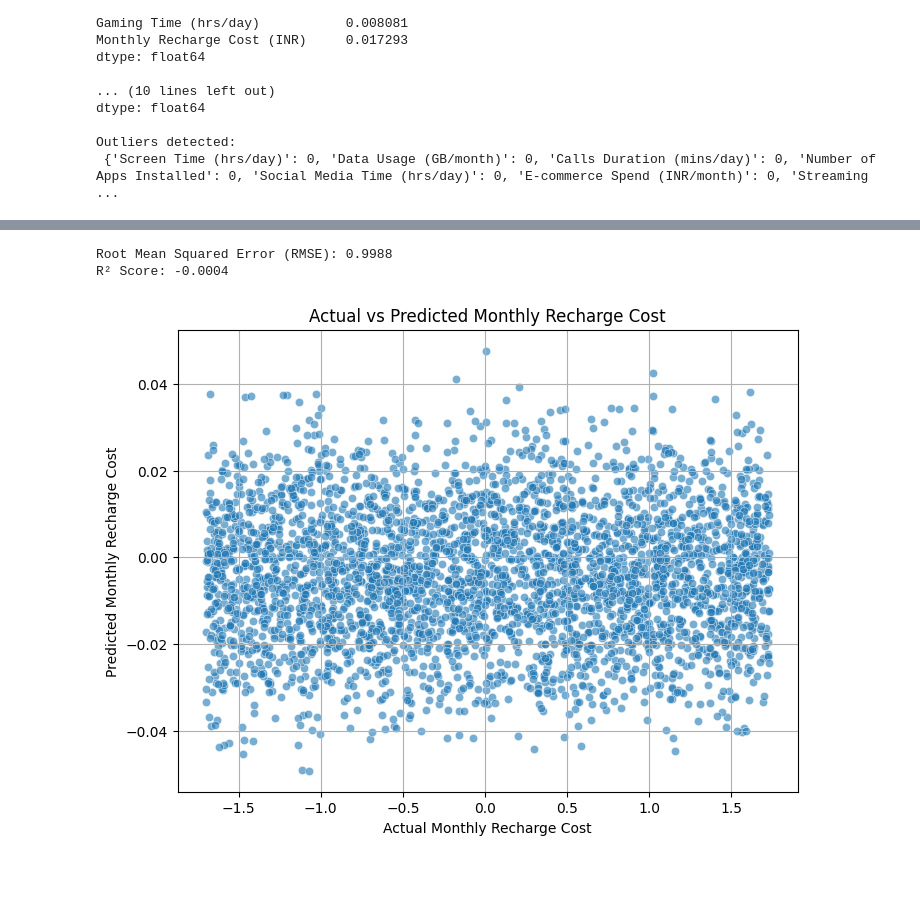
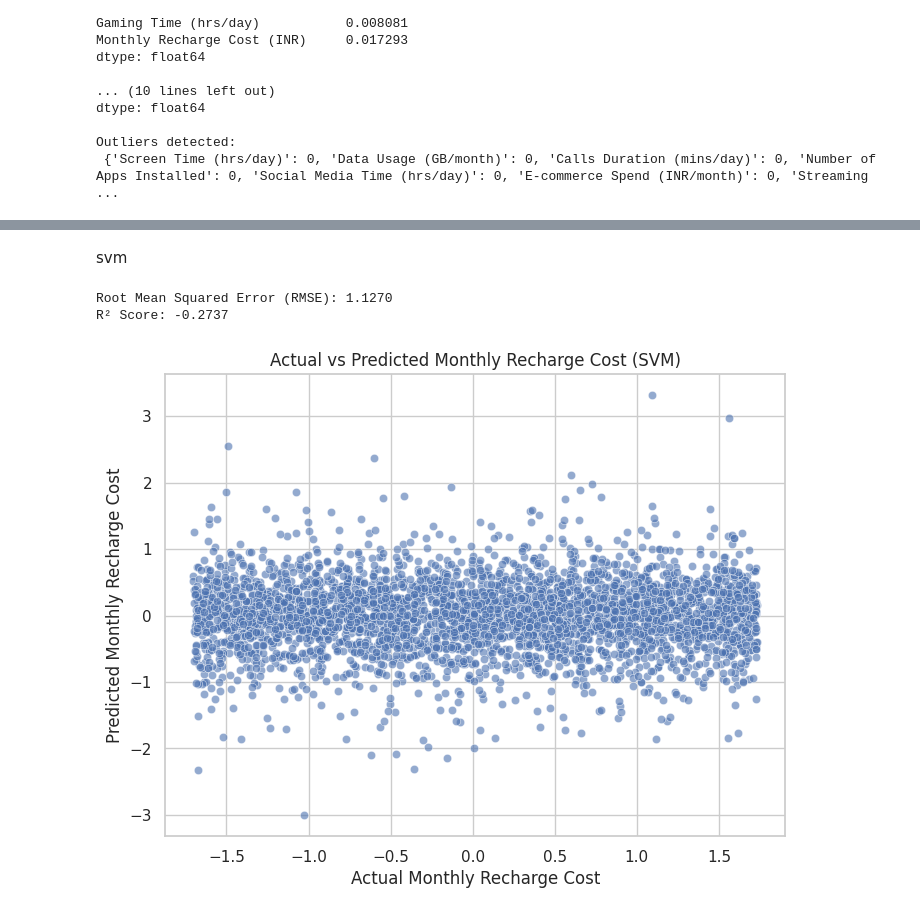
Before and after one commit to Panchagiri-vidyasri/data-analysis-using-python_2116, a Jupyter notebook: daup_csv_project.ipynb, the cells around one changed output, grey strips where cells are left out. Saved outputs shown, nothing was run; the diff lists cells and outputs as text; code cells hidden in the pictures; blank space fills up the shorter version.

```diff
--- a/daup_csv_project.ipynb
+++ b/daup_csv_project.ipynb
@@ -180,11 +187,14 @@ Outliers detected:
+# %% [markdown]
+svm
 # %%
+
 import pandas as pd
 import numpy as np
 import matplotlib.pyplot as plt
 import seaborn as sns
 from sklearn.model_selection import train_test_split
 from sklearn.preprocessing import StandardScaler
-from sklearn.linear_model import LinearRegression
+from sklearn.svm import SVR
 from sklearn.metrics import mean_squared_error, r2_score
 
 # Load dataset
@@ -205,38 +215,38 @@ df = df[features].dropna()
 # Split data into input (X) and output (y)
 X = df.drop(columns=[target])
 y = df[target]
 
 # Scale the features
 scaler = StandardScaler()
 X_scaled = scaler.fit_transform(X)
 
 # Train-test split (80% train, 20% test)
 X_train, X_test, y_train, y_test = train_test_split(X_scaled, y, test_size=0.2, random_state=42)
 
-# Train Linear Regression model
-model = LinearRegression()
-model.fit(X_train, y_train)
+# Train Support Vector Regression model
+svr_model = SVR(kernel="rbf", C=100, gamma=0.1, epsilon=0.1)  # Using RBF kernel
+svr_model.fit(X_train, y_train)
 
 # Predictions
-y_pred = model.predict(X_test)
+y_pred = svr_model.predict(X_test)
 
 # Evaluate model
 rmse = np.sqrt(mean_squared_error(y_test, y_pred))
 r2 = r2_score(y_test, y_pred)
 
 # Print results
 print(f"Root Mean Squared Error (RMSE): {rmse:.4f}")
 print(f"R² Score: {r2:.4f}")
 
 # Scatter plot of actual vs predicted values
 plt.figure(figsize=(8, 6))
 sns.scatterplot(x=y_test, y=y_pred, alpha=0.6)
 plt.xlabel("Actual Monthly Recharge Cost")
 plt.ylabel("Predicted Monthly Recharge Cost")
-plt.title("Actual vs Predicted Monthly Recharge Cost")
+plt.title("Actual vs Predicted Monthly Recharge Cost (SVM)")
 plt.grid(True)
 plt.show()
 # %% [output]
-Root Mean Squared Error (RMSE): 0.9988
-R² Score: -0.0004
+Root Mean Squared Error (RMSE): 1.1270
+R² Score: -0.2737
-[figure, old version]
+[figure, new version]
```
Also changed, not shown: parts of 22 cells of this notebook.
